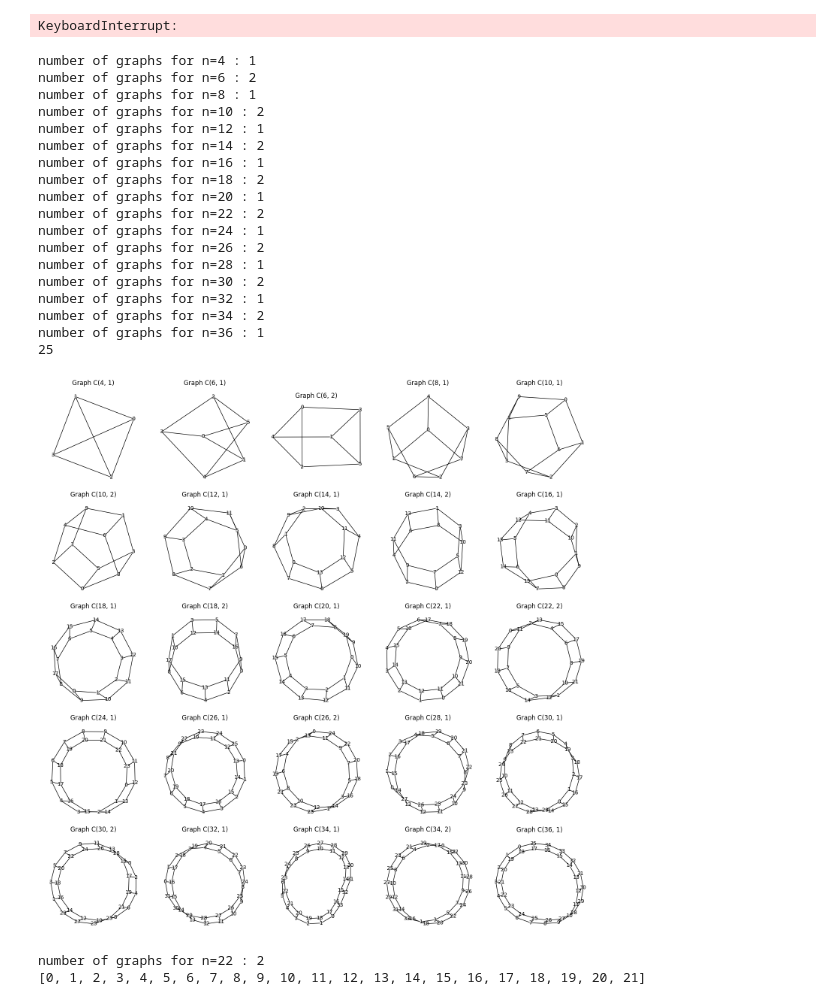
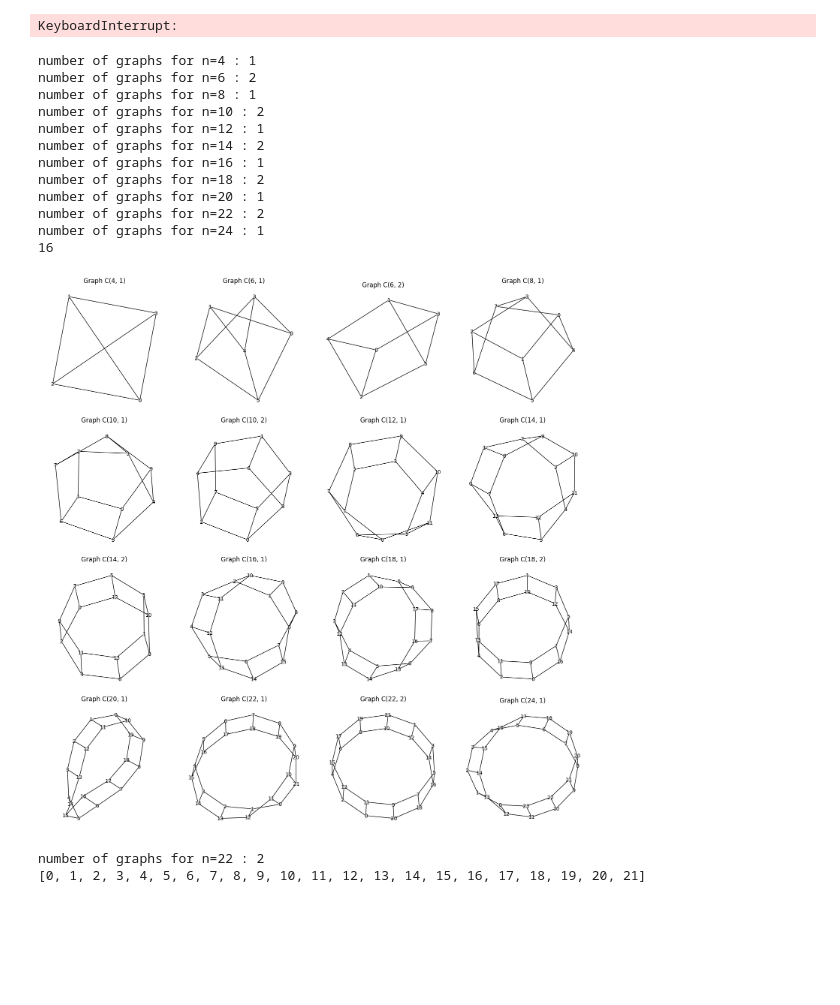
Before and after one commit to matej-2003/graph_theory_research_project, a Jupyter notebook: version2.ipynb, the cells around one changed output. Saved outputs shown, nothing was run; the diff lists cells and outputs as text; code cells hidden in the pictures; blank space fills up the shorter version.

Commit message:
generated graphs

```diff
--- a/version2.ipynb
+++ b/version2.ipynb
@@ -212,37 +212,72 @@ infect_graph(G, 4)
 number of graphs for n=8 : 1
 KeyboardInterrupt:
 # %%
-search_space = 36
+def display_graphs(graphs, figsize=(15, 15), save_path=None):
+    def axes_division(x):
+        factor1 = 1
+        for i in range(1, int(math.sqrt(x)) + 1):
+            if x % i == 0:
+                factor1 = i
+        return int(factor1), int(x / factor1)
+
+    rows, cols = axes_division(len(graphs))
+    fig, axes = plt.subplots(rows, cols, figsize=figsize)
+    axes = np.array(axes).flatten()
+
+    for (graph_tuple, ax) in zip(graphs, axes):
+        G, n, a = graph_tuple
+
+        pos = nx.spring_layout(G, seed=100)
+        nx.draw(
+            G,
+            pos,
+            ax=ax,
+            with_labels=True,
+            node_size=20,
+            font_size=10,
+            node_color=[
+                "red" if G.nodes[v].get("infected") else "lightgray"
+                for v in G
+            ],
+        )
+        ax.set_title(f"Graph C({n}, {a})")
+        ax.set_aspect("equal")
+
+    plt.tight_layout()
+
+    if save_path is not None:
+        fig.savefig(save_path, dpi=300, bbox_inches="tight")
+
+    plt.show()
+
+
+search_space = 24
 graphs = []
 
 for i in range(4, search_space+1, 2):
     n_graph_list = generate_graphs(i)
     graphs += n_graph_list
 
 print(len(graphs))
 
-display_graphs(graphs)
-save_graphs(graphs)
+# display_graphs(graphs)
+display_graphs(graphs, save_path="all_graphs.png")
+
+# save_graphs(graphs)
 # %% [output]
 number of graphs for n=4 : 1
 number of graphs for n=6 : 2
 number of graphs for n=8 : 1
 number of graphs for n=10 : 2
 number of graphs for n=12 : 1
 number of graphs for n=14 : 2
 number of graphs for n=16 : 1
 number of graphs for n=18 : 2
 number of graphs for n=20 : 1
 number of graphs for n=22 : 2
 number of graphs for n=24 : 1
-number of graphs for n=26 : 2
-number of graphs for n=28 : 1
-number of graphs for n=30 : 2
-number of graphs for n=32 : 1
-number of graphs for n=34 : 2
-number of graphs for n=36 : 1
-25
+16
-[figure, old version]
+[figure, new version]
 # %%
 import random
 
```
Also changed, not shown: 1 other file.
